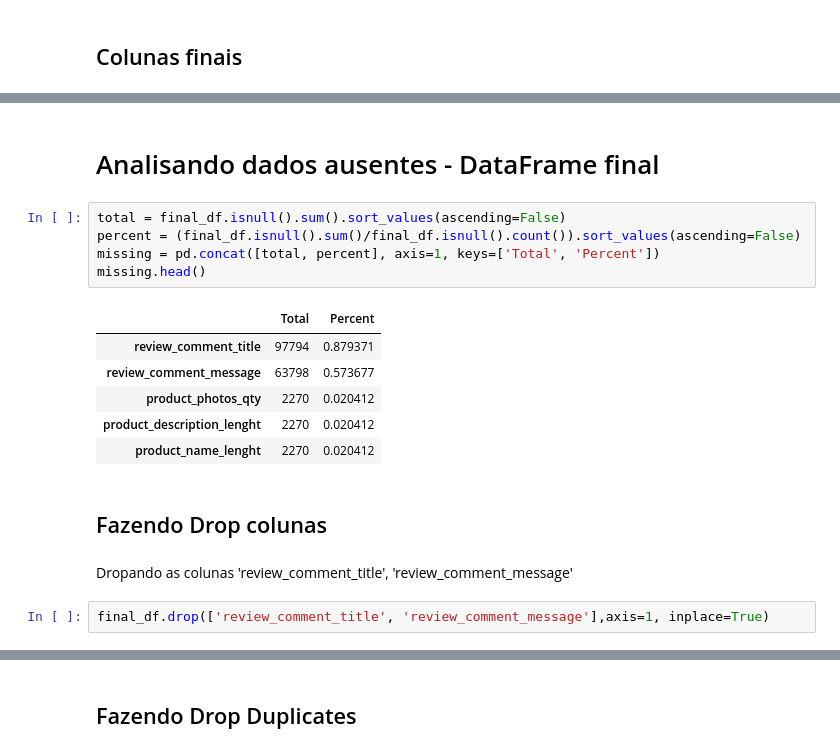
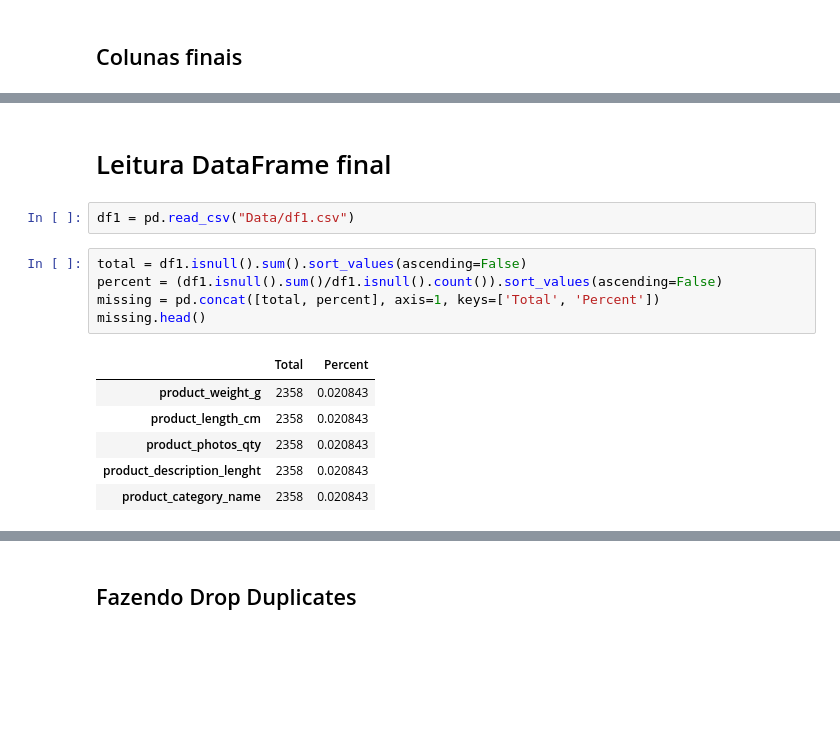
Before and after one commit to claudiagarcia0204/Projeto-Final---Olist, a Jupyter notebook: Projeto Final Olist.ipynb, the cells around one changed output, grey strips where cells are left out. Drawn from its saved outputs; the diff is of its cells as text; blank space fills up the shorter version.

```diff
--- a/Projeto Final Olist.ipynb
+++ b/Projeto Final Olist.ipynb
@@ -675,20 +686,16 @@ final_df.head(2)
 # %% [markdown]
-# Analisando dados ausentes - DataFrame final
+   # Leitura DataFrame final
+# %%
+df1 = pd.read_csv("Data/df1.csv")
 # %%
-total = final_df.isnull().sum().sort_values(ascending=False)
-percent = (final_df.isnull().sum()/final_df.isnull().count()).sort_values(ascending=False)
+total = df1.isnull().sum().sort_values(ascending=False)
+percent = (df1.isnull().sum()/df1.isnull().count()).sort_values(ascending=False)
 missing = pd.concat([total, percent], axis=1, keys=['Total', 'Percent'])
 missing.head()
 # %% [output]
 |  | Total | Percent |
-| review_comment_title | 97794 | 0.879371 |
-| review_comment_message | 63798 | 0.573677 |
-| product_photos_qty | 2270 | 0.020412 |
-| product_description_lenght | 2270 | 0.020412 |
-| product_name_lenght | 2270 | 0.020412 |
+| product_weight_g | 2358 | 0.020843 |
+| product_length_cm | 2358 | 0.020843 |
+| product_photos_qty | 2358 | 0.020843 |
+| product_description_lenght | 2358 | 0.020843 |
+| product_category_name | 2358 | 0.020843 |
-# %% [markdown]
-## Fazendo Drop colunas
-# %% [markdown]
-Dropando as colunas 'review_comment_title', 'review_comment_message'
-# %%
-final_df.drop(['review_comment_title', 'review_comment_message'],axis=1, inplace=True)
```
Also changed, not shown: parts of 34 cells of this notebook, 45 other files.
